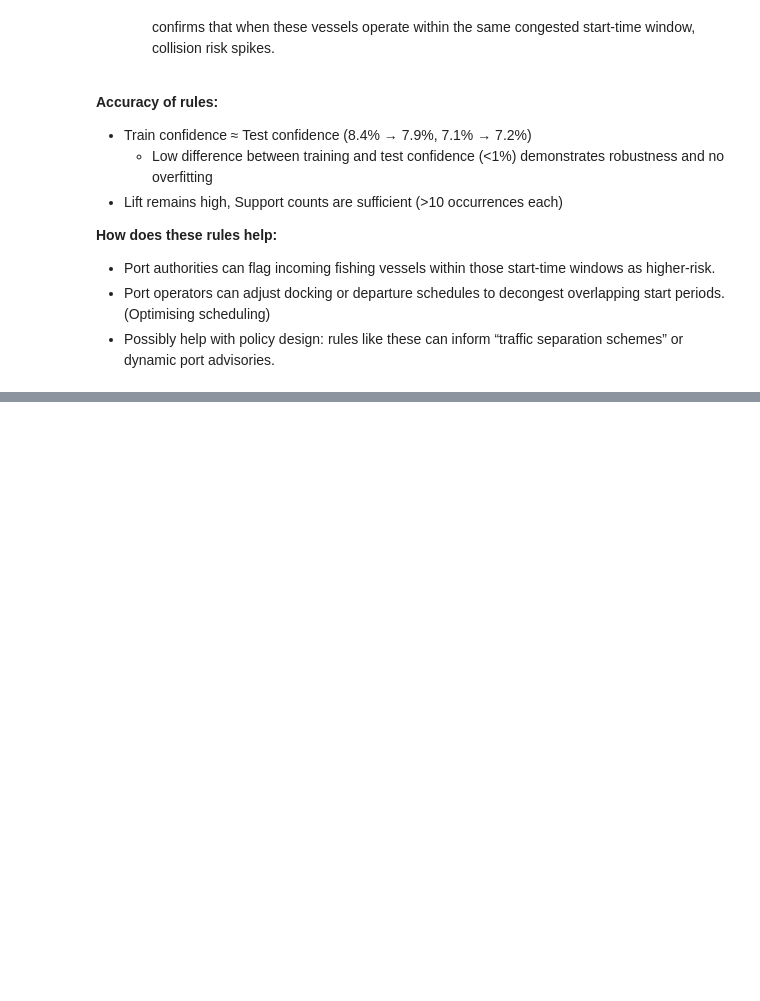
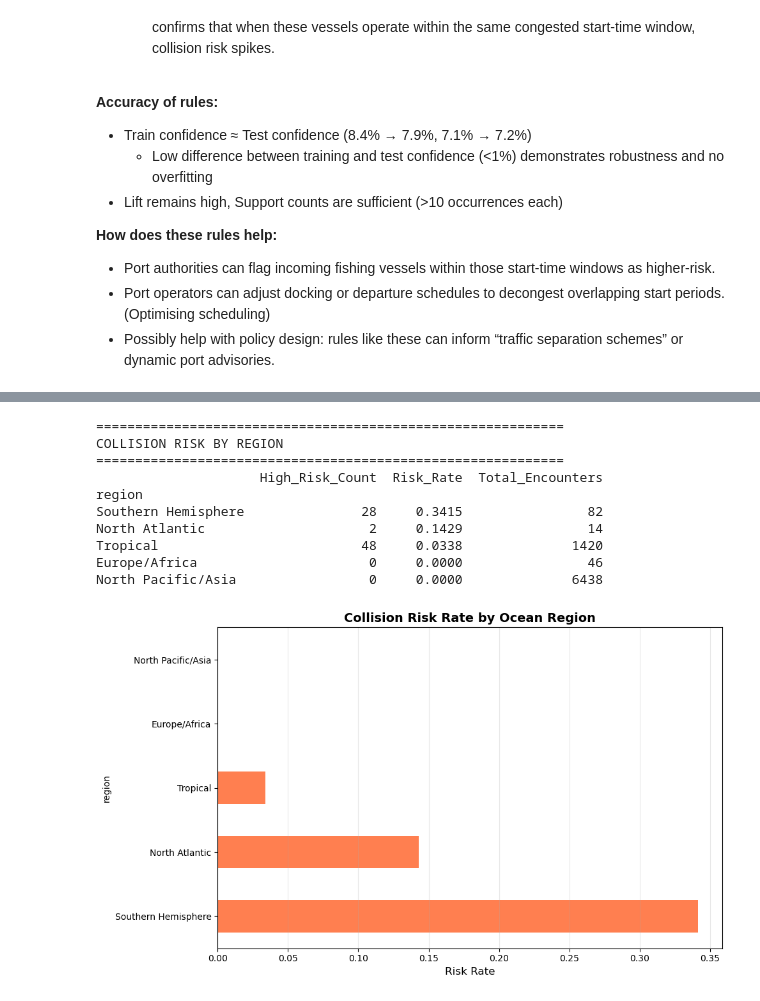
Before and after one commit to zuweii/datamining, a Jupyter notebook: collision.ipynb, the cells around one changed output, grey strips where cells are left out. Saved outputs shown, nothing was run; the diff lists cells and outputs as text; code cells hidden in the pictures; blank space fills up the shorter version.

```diff
--- a/collision.ipynb
+++ b/collision.ipynb
@@ -499,0 +620,49 @@ encounter_potentialRisk = True is extremely rare in the dataset: only about 0.98
+# %%
+# Classify encounters by ocean region
+def classify_region(lat, lon):
+    if -20 <= lat <= 20:
+        return 'Tropical'
+    elif lat > 20:
+        if -180 <= lon <= -30:
+            return 'North Atlantic'
+        elif -30 < lon <= 50:
+            return 'Europe/Africa'
+        else:
+            return 'North Pacific/Asia'
+    else:
+        return 'Southern Hemisphere'
+
+df['region'] = df.apply(lambda x: classify_region(x['position__lat'], x['position__lon']), axis=1)
+
+# Risk by region
+region_risk = df.groupby('region').agg({
+    'encounter__potentialRisk': ['sum', 'mean', 'count']
+}).round(4)
+region_risk.columns = ['High_Risk_Count', 'Risk_Rate', 'Total_Encounters']
+region_risk = region_risk.sort_values('Risk_Rate', ascending=False)
+
+print("="*60)
+print("COLLISION RISK BY REGION")
+print("="*60)
+print(region_risk)
+
+# Visualization
+fig, ax = plt.subplots(figsize=(10, 6))
+region_risk['Risk_Rate'].plot(kind='barh', ax=ax, color='coral')
+ax.set_xlabel('Risk Rate', fontsize=12)
+ax.set_title('Collision Risk Rate by Ocean Region', fontsize=14, fontweight='bold')
+ax.grid(axis='x', alpha=0.3)
+plt.tight_layout()
+plt.show()
+# %% [output]
+============================================================
+COLLISION RISK BY REGION
+============================================================
+                     High_Risk_Count  Risk_Rate  Total_Encounters
+region
+Southern Hemisphere               28     0.3415                82
+North Atlantic                     2     0.1429                14
+Tropical                          48     0.0338              1420
+Europe/Africa                      0     0.0000                46
+North Pacific/Asia                 0     0.0000              6438
+[figure, added]
```
Also changed, not shown: parts of 9 cells of this notebook, 1 other file.
